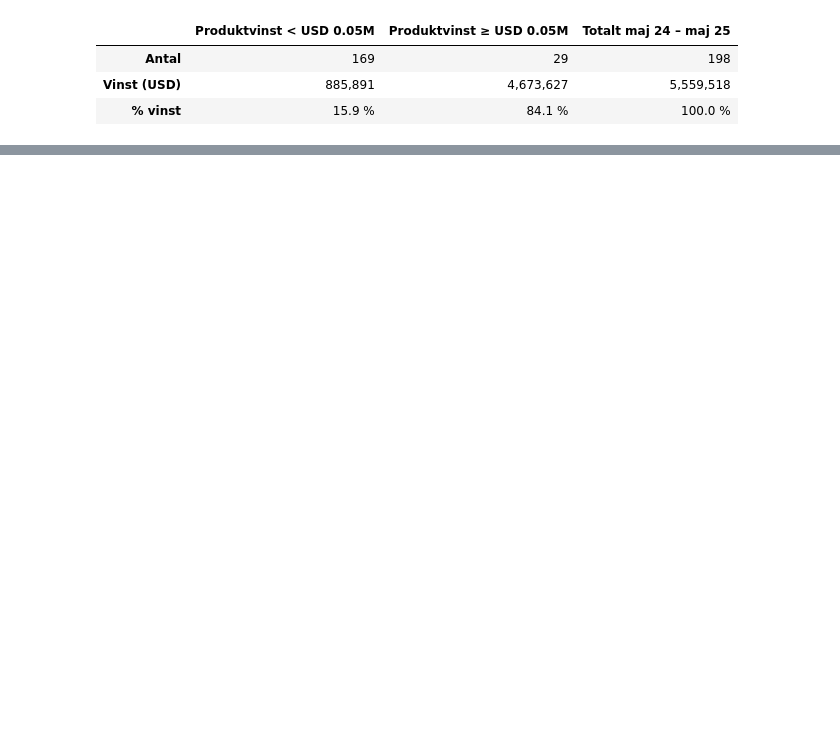
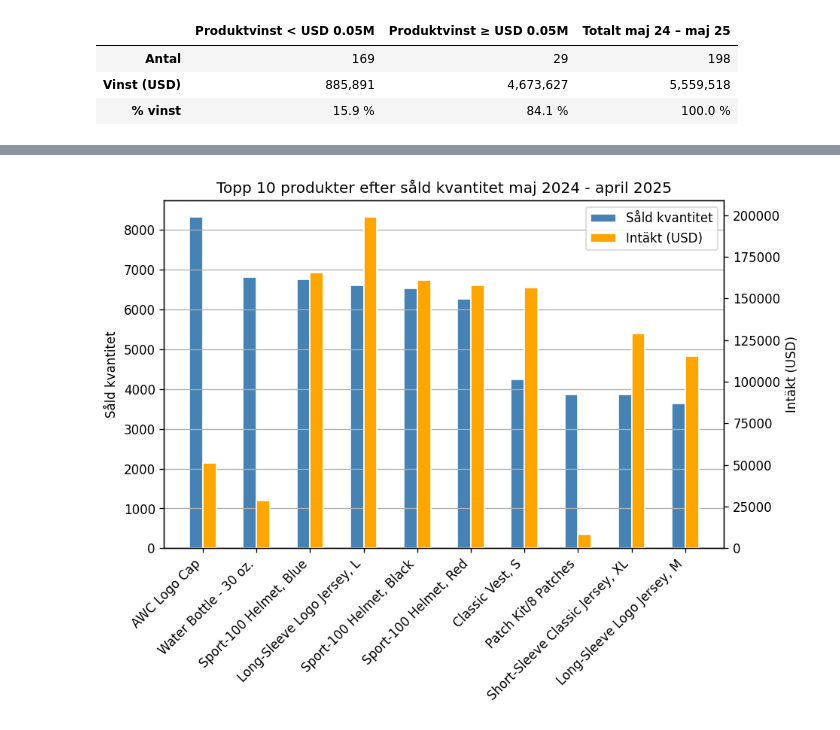
Before and after one commit to EliWei/SQL_uppgift_Dec25, a Jupyter notebook: Notebook.ipynb, the cells around one changed output, grey strips where cells are left out. Drawn from its saved outputs; the diff is of its cells as text; code cells hidden in the pictures; blank space fills up the shorter version.

```diff
--- a/Notebook.ipynb
+++ b/Notebook.ipynb
@@ -1308,0 +1320,3 @@ df_summary_display
+# %%
+df_10_high_quantity_products = query_df(sql_10_high_quantity_products)
+df_10_high_quantity_products
@@ -1308,0 +1335,43 @@ df_summary_display
+# %%
+# Data
+barWidth = 0.25
+products = df_10_high_quantity_products['Produkt']
+quantity = df_10_high_quantity_products['Kvantitet']
+revenue_m = df_10_high_quantity_products['Intäkt']
+
+# Bar positions
+r = np.arange(len(products))
+r2 = r + barWidth
+r3 = r2 + barWidth
+
+# Plotting
+fig, ax1 = plt.subplots()
+ax2 = ax1.twinx()               #Andra y-axeln
+
+ax1.bar(r, quantity, color='steelblue', width=barWidth, edgecolor='white', label='Såld kvantitet')
+ax2.bar(r2, revenue_m, color='orange', width=barWidth, edgecolor='white', label='Intäkt (USD)')
+
+# Xticks
+ax1.set_xticks(r + (barWidth)/2)
+ax1.set_xticklabels(products, rotation=45, ha='right')
+
+
+# Legend and show
+ax1.set_ylabel('Såld kvantitet')
+ax2.set_ylabel('Intäkt (USD)')
+ax1.set_title('Topp 10 produkter efter såld kvantitet maj 2024 - april 2025')
+
+ax1.grid(True, axis = 'y')
+
+handles1, labels1 = ax1.get_legend_handles_labels()
+handles2, labels2 = ax2.get_legend_handles_labels()
+
+
+ax1.legend(
+    handles1 + handles2,
+    labels1 + labels2,
+    loc='upper right'
+)
+plt.show()
+# %% [output]
+[figure, added]
```
Also changed, not shown: parts of 15 cells of this notebook, 1 other file.
